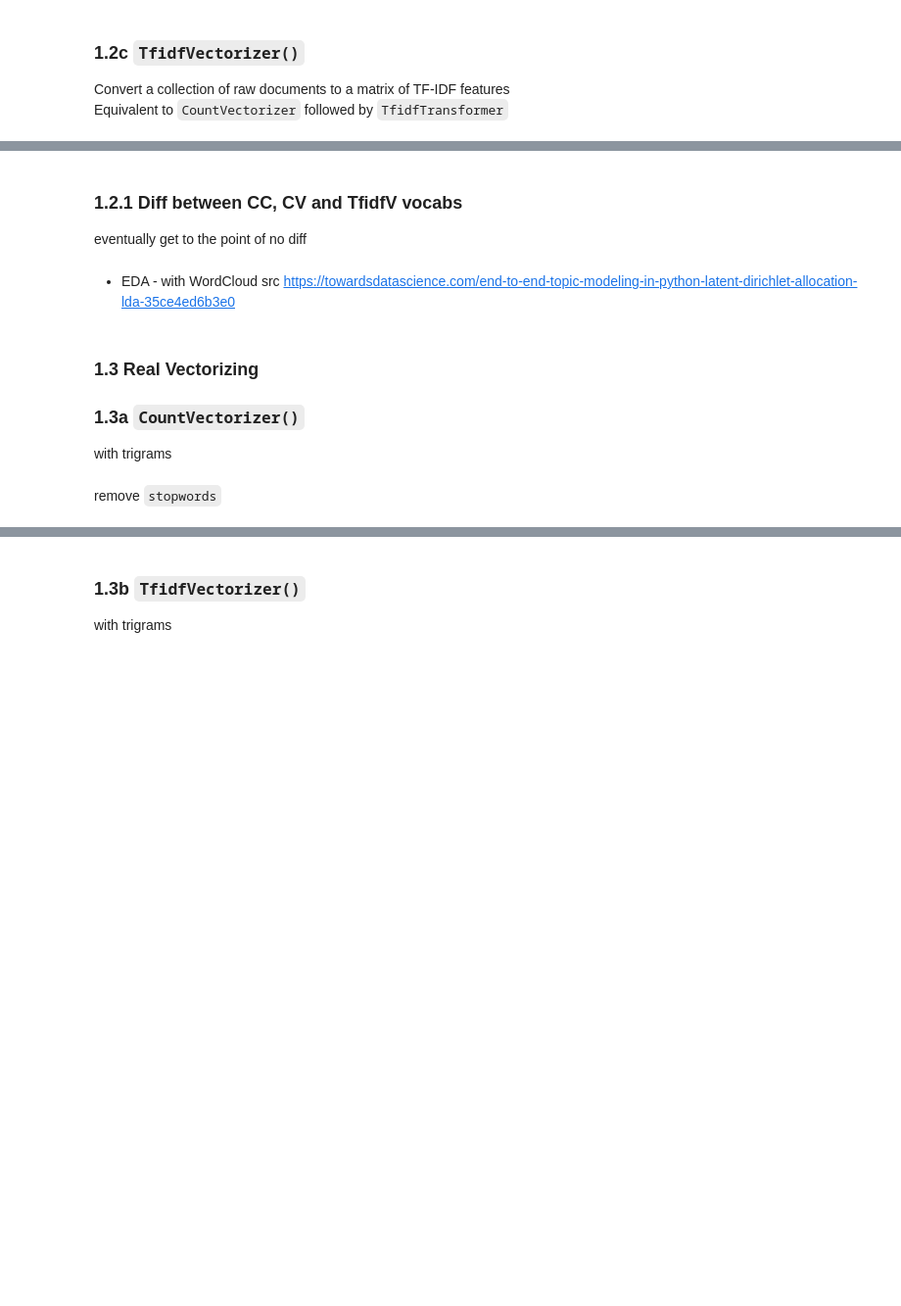
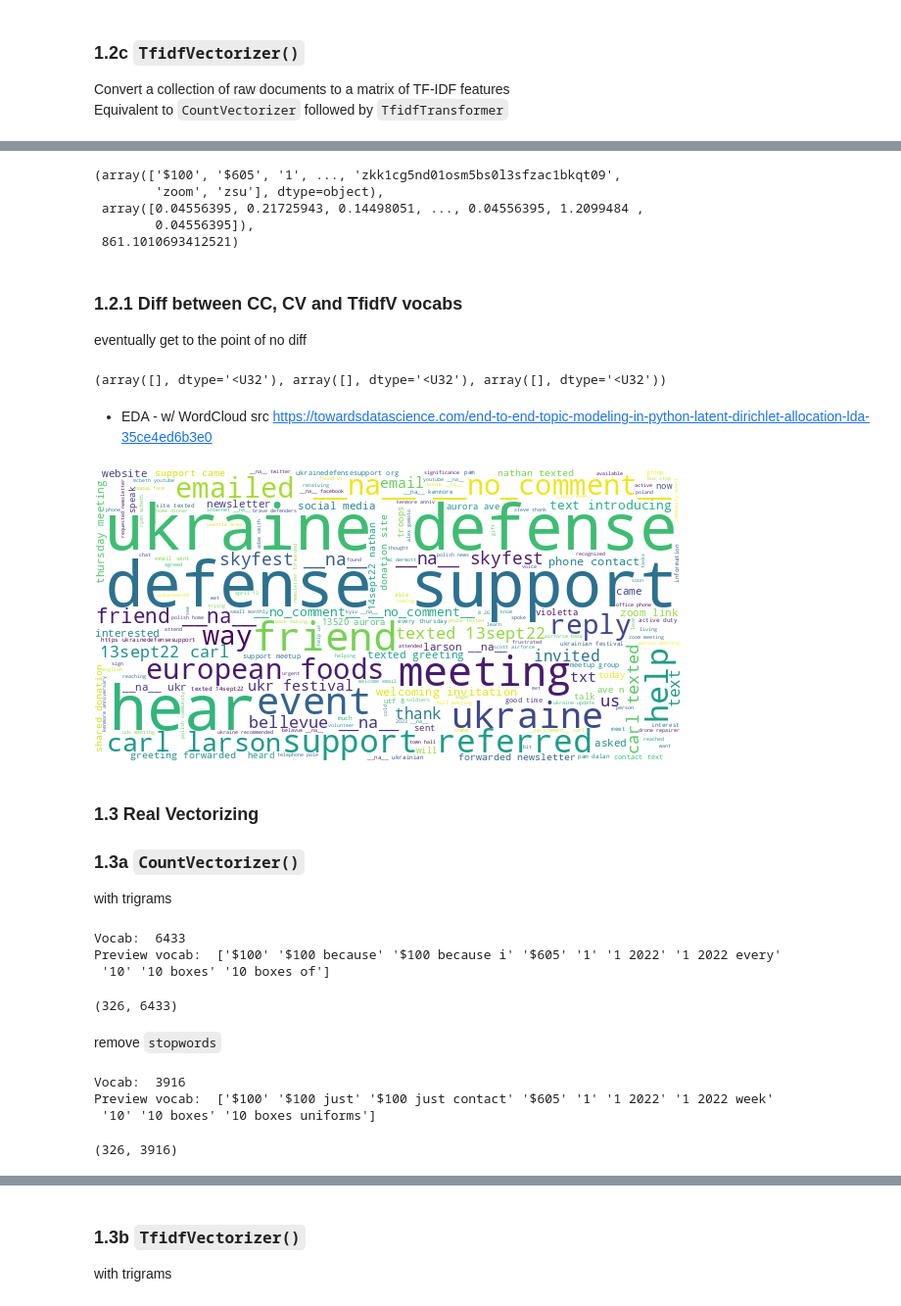
Before and after one commit to anyaconda/my-razom, a Jupyter notebook: nlp_1_dataprep.ipynb, the cells around one changed output, grey strips where cells are left out. Shown: that part at 98% size. Cells and saved outputs as stored; diff of their text form; code cells hidden in the pictures; blank space fills up the shorter version.

Commit message:
NLP for UDS demo; ML Pipeline: 0-data, 1-dataprep, 2-model w/vis; data from ~20231231; meta: move to Mac

```diff
--- a/nlp_1_dataprep.ipynb
+++ b/nlp_1_dataprep.ipynb
@@ -53,6 +54,7 @@ Global vars and functions
 # %%
+#----- GlOBAL VARS -----
 #data
-DATA_DIR = 'data'
+DATA_DIR = 'myData'
 DATA_FILE_IN = DATA_DIR + '/howdidu_tidy.csv' #$config
 
 #IF
@@ -212,6 +278,12 @@ tfidf_v_fit.toarray().shape
 # %%
 tfidf_v_count_list = tfidf_v_fit.toarray().sum(axis=0)
 tfidf_v_vocab, tfidf_v_count_list, tfidf_v_count_list.sum()
+# %% [output]
+(array(['$100', '$605', '1', ..., 'zkk1cg5nd01osm5bs0l3sfzac1bkqt09',
+        'zoom', 'zsu'], dtype=object),
+ array([0.04556395, 0.21725943, 0.14498051, ..., 0.04556395, 1.2099484 ,
+        0.04556395]),
+ 861.1010693412521)
 # %% [markdown]
 ### 1.2.1 Diff between CC, CV and TfidfV vocabs
 eventually get to the point of no diff
@@ -220,6 +292,8 @@ eventually get to the point of no diff
 #list(cc_word_counter), cv_vocab.tolist()
 
 np.setdiff1d(list(cc_word_counter), cv_vocab.tolist()), np.setdiff1d(cv_vocab.tolist(), list(cc_word_counter)), np.setdiff1d(tfidf_v_vocab.tolist(), list(cc_word_counter))
+# %% [output]
+(array([], dtype='<U32'), array([], dtype='<U32'), array([], dtype='<U32'))
 # %%
 #save 3 vocabs
 try:
@@ -249,15 +323,17 @@ except:
     for e in sys.exc_info():
         print("Error details: {}".format(str(e)))
 # %% [markdown]
-- EDA - with WordCloud
+- EDA - w/ WordCloud
 src https://towardsdatascience.com/end-to-end-topic-modeling-in-python-latent-dirichlet-allocation-lda-35ce4ed6b3e0
 # %%
 # Create a WordCloud object
-wordcloud_raw = WordCloud(background_color="white", max_words=5000, include_numbers=True, collocation_threshold=5, width=600, height=300, contour_width=3, contour_color='steelblue')
+wordcloud_raw = WordCloud(background_color="white", max_words=2000, include_numbers=True, collocation_threshold=5, width=600, height=300, contour_width=3, contour_color='steelblue')
 # Generate a word cloud
 wordcloud_raw.generate(long_string_tidy)
 # Visualize the word cloud
 wordcloud_raw.to_image()
+# %% [output]
+[figure, added]
 # %% [markdown]
 ### 1.3 Real Vectorizing
 
@@ -271,6 +347,11 @@ print("Vocab: ", len(cv2_vocab))
 print("Preview vocab: ", cv2_vocab[:10])
 
 cv2_fit.toarray().shape
+# %% [output]
+Vocab:  6433
+Preview vocab:  ['$100' '$100 because' '$100 because i' '$605' '1' '1 2022' '1 2022 every'
+ '10' '10 boxes' '10 boxes of']
+(326, 6433)
 # %% [markdown]
 remove `stopwords`
 # %%
@@ -282,4 +363,9 @@ print("Preview vocab: ", cv3_vocab[:10])
 #print("cv3_fit:\n{}".format(repr(cv3_fit)))
 
 cv3_fit.toarray().shape
+# %% [output]
+Vocab:  3916
+Preview vocab:  ['$100' '$100 just' '$100 just contact' '$605' '1' '1 2022' '1 2022 week'
+ '10' '10 boxes' '10 boxes uniforms']
+(326, 3916)
 # %% [markdown]
```
Also changed, not shown: parts of 63 cells of this notebook, 4 other files.
